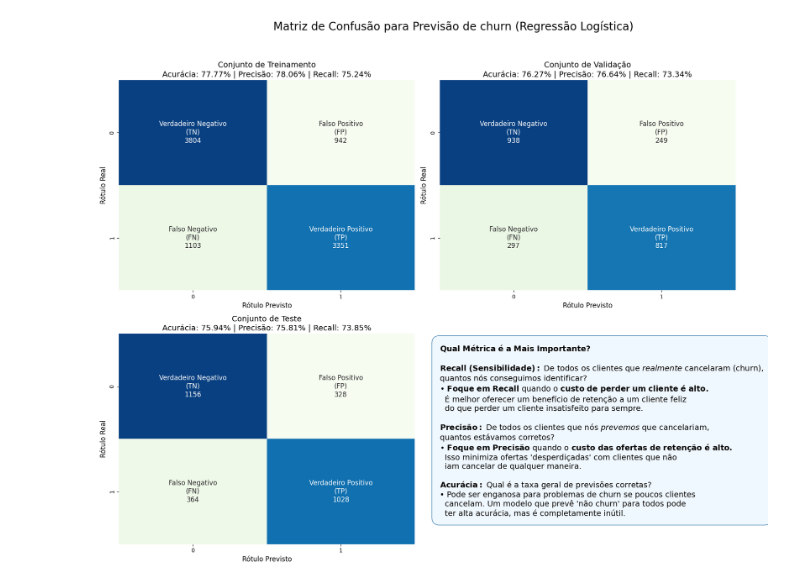
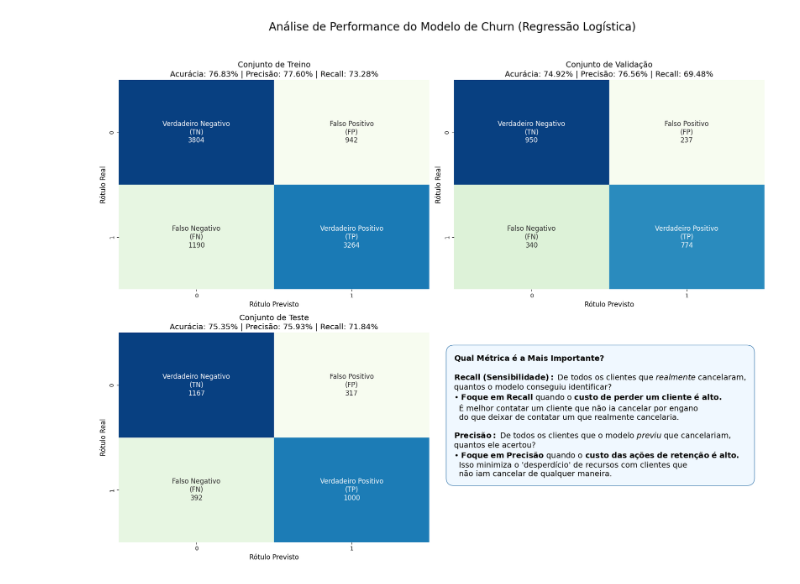
Before and after one commit to Arthur-Marques-IA/FMF_Churn-PAD, a Jupyter notebook: models/models.ipynb, the cells around one changed output. Drawn from its saved outputs; the diff is of its cells as text; code cells hidden in the pictures.

```diff
--- a/models/models.ipynb
+++ b/models/models.ipynb
@@ -117,99 +212,91 @@ Test shape: (2876, 153)
 # %%
-# --- Dimensionamento de Features (Feature Scaling) ---
+# --- Treinamento do Modelo ---
+print("Treinando o modelo de Regressão Logística...")
+log_reg = LogisticRegression(random_state=42, max_iter=1000)
+log_reg.fit(X_train, y_train)
+print("Modelo treinado com sucesso.")
 
-scaler = StandardScaler()
+# --- Previsões de Classe e Probabilidade ---
 
-X_train_scaled = scaler.fit_transform(X_train)
-X_val_scaled = scaler.transform(X_val)
-X_test_scaled = scaler.transform(X_test)
+y_train_pred = log_reg.predict(X_train)
+y_val_pred = log_reg.predict(X_val)
+y_test_pred = log_reg.predict(X_test)
 
-# --- Treinamento do Modelo ---
+# Gera as probabilidades de churn (classe 1) para o conjunto de teste.
+y_test_prob = log_reg.predict_proba(X_test)
 
-log_reg = LogisticRegression(random_state=42, max_iter=1000)
-log_reg.fit(X_train_scaled, y_train)
+# --- Tabela de Probabilidades (Amostra Aleatória) ---
 
-# --- Previsões ---
+model_predictions_df = pd.DataFrame({
+    'Real': y_test.values,
+    'Previsto': y_test_pred,
+    'Prob_Nao_Churn (0)': y_test_prob[:, 0],
+    'Prob_Churn (1)': y_test_prob[:, 1]
+}, index=y_test.index)
 
-y_train_pred = log_reg.predict(X_train_scaled)
-y_val_pred = log_reg.predict(X_val_scaled)
-y_test_pred = log_reg.predict(X_test_scaled)
+# Seleciona e exibe 10 amostras aleatórias do DataFrame de previsões.
+print("\n--- 10 Amostras Aleatórias do Conjunto de Teste ---")
+random_10_samples_df = model_predictions_df.sample(10, random_state=42)
+print(random_10_samples_df.to_markdown(index=False))
 
-# --- Função de Plotagem para uma Única Matriz ---
 
+# --- Função de Plotagem para a Matriz de Confusão ---
 def plot_single_confusion_matrix(ax, y_true, y_pred, title):
-    """
-    Plota uma única matriz de confusão anotada em um determinado eixo do matplotlib.
-    """
+    """Plota uma única matriz de confusão anotada."""
     cm = confusion_matrix(y_true, y_pred)
     tn, fp, fn, tp = cm.ravel()
 
-    # Calcular métricas
-    accuracy = (tp + tn) / (tp + tn + fp + fn)
+    # Cálculo das métricas
+    accuracy = (tp + tn) / (tp + tn + fp + fn) if (tp + tn + fp + fn) > 0 else 0
     precision = tp / (tp + fp) if (tp + fp) > 0 else 0
     recall = tp / (tp + fn) if (tp + fn) > 0 else 0
 
-    # Criar os textos dos rótulos para cada célula
+    # Rótulos para anotação
     labels = np.array([
         [f'Verdadeiro Negativo\n(TN)\n{tn}', f'Falso Positivo\n(FP)\n{fp}'],
         [f'Falso Negativo\n(FN)\n{fn}', f'Verdadeiro Positivo\n(TP)\n{tp}']
     ])
 
-    # Plotar o mapa de calor (heatmap)
     sns.heatmap(cm, annot=labels, fmt='', cmap='GnBu', cbar=False, ax=ax, annot_kws={"size": 12})
-
-    # Definir títulos e rótulos
     subtitle = f'Acurácia: {accuracy:.2%} | Precisão: {precision:.2%} | Recall: {recall:.2%}'
     ax.set_title(f'{title}\n{subtitle}', fontsize=14)
     ax.set_ylabel('Rótulo Real', fontsize=12)
     ax.set_xlabel('Rótulo Previsto', fontsize=12)
 
-# --- Criar a Imagem Consolidada ---
-
+# --- Criação da Imagem Consolidada ---
+print("\nGerando a visualização gráfica...")
 fig, axes = plt.subplots(2, 2, figsize=(18, 14))
-fig.suptitle('Matriz de Confusão para Previsão de churn (Regressão Logística)', fontsize=20, y=0.98)
-
-# Achata o array de eixos para facilitar a iteração se necessário, mas o acesso direto é suficiente
+fig.suptitle('Análise de Performance do Modelo de Churn (Regressão Logística)', fontsize=20, y=0.98)
 axes = axes.ravel()
 
-# Plotar cada matriz de confusão
-plot_single_confusion_matrix(axes[0], y_train, y_train_pred, 'Conjunto de Treinamento')
+# Plotar cada matriz
+plot_single_confusion_matrix(axes[0], y_train, y_train_pred, 'Conjunto de Treino')
 plot_single_confusion_matrix(axes[1], y_val, y_val_pred, 'Conjunto de Validação')
 plot_single_confusion_matrix(axes[2], y_test, y_test_pred, 'Conjunto de Teste')
 
-# --- Adicionar Texto Explicativo ao Quarto Subplot ---
-
+# Adicionar o texto explicativo
 ax_text = axes[3]
-ax_text.axis('off')  # Oculta os eixos
-
-# Conteúdo do texto
+ax_text.axis('off')
 text_content = (
     r"$\bf{Qual\ Métrica\ é\ a\ Mais\ Importante?}$" "\n\n"
-    r"$\bf{Recall\ (Sensibilidade):}$" " De todos os clientes que " r"$\it{realmente}$" " cancelaram (churn), \n"
-    "quantos nós conseguimos identificar? \n"
+    r"$\bf{Recall\ (Sensibilidade):}$" " De todos os clientes que " r"$\it{realmente}$" " cancelaram, \n"
+    "quantos o modelo conseguiu identificar? \n"
     "• " r"$\bf{Foque\ em\ Recall}$" " quando o " r"$\bf{custo\ de\ perder\ um\ cliente\ é\ alto.}$" "\n"
-    "  É melhor oferecer um benefício de retenção a um cliente feliz \n"
-    "  do que perder um cliente insatisfeito para sempre."
+    "  É melhor contatar um cliente que não ia cancelar por engano\n"
+    "  do que deixar de contatar um que realmente cancelaria."
     "\n\n"
-    r"$\bf{Precisão:}$" " De todos os clientes que nós " r"$\it{prevemos}$" " que cancelariam, \n"
-    "quantos estávamos corretos? \n"
-    "• " r"$\bf{Foque\ em\ Precisão}$" " quando o " r"$\bf{custo\ das\ ofertas\ de\ retenção\ é\ alto.}$" "\n"
-    "  Isso minimiza ofertas 'desperdiçadas' com clientes que não \n"
-    "  iam cancelar de qualquer maneira."
-    "\n\n"
-    r"$\bf{Acurácia:}$" " Qual é a taxa geral de previsões corretas? \n"
-    "• Pode ser enganosa para problemas de churn se poucos clientes \n"
-    "  cancelam. Um modelo que prevê 'não churn' para todos pode \n"
-    "  ter alta acurácia, mas é completamente inútil."
+    r"$\bf{Precisão:}$" " De todos os clientes que o modelo " r"$\it{previu}$" " que cancelariam, \n"
+    "quantos ele acertou? \n"
+    "• " r"$\bf{Foque\ em\ Precisão}$" " quando o " r"$\bf{custo\ das\ ações\ de\ retenção\ é\ alto.}$" "\n"
+    "  Isso minimiza o 'desperdício' de recursos com clientes que \n"
+    "  não iam cancelar de qualquer maneira."
 )
-
-# Adicionar o texto ao plot
 ax_text.text(
-    0.0, 0.95, text_content,
-    ha='left', va='top', fontsize=14,
-    wrap=True,
+    0.0, 0.9, text_content, ha='left', va='top', fontsize=14, wrap=True,
     bbox=dict(boxstyle='round,pad=1', fc='aliceblue', ec='steelblue')
 )
 
 plt.tight_layout(rect=[0, 0, 1, 0.95])
 plt.show()
+print("\nVisualização gerada com sucesso.")
 # %% [output]
@@ -216 +321 @@ plt.show()
-[figure, old version]
+[figure, new version]
```
Also changed, not shown: parts of 21 cells of this notebook, 2 other files.
